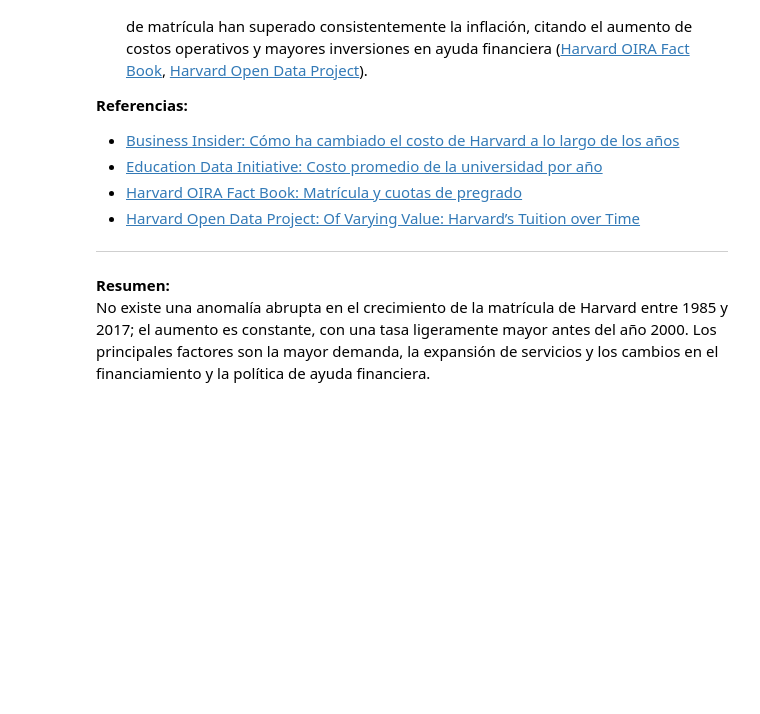
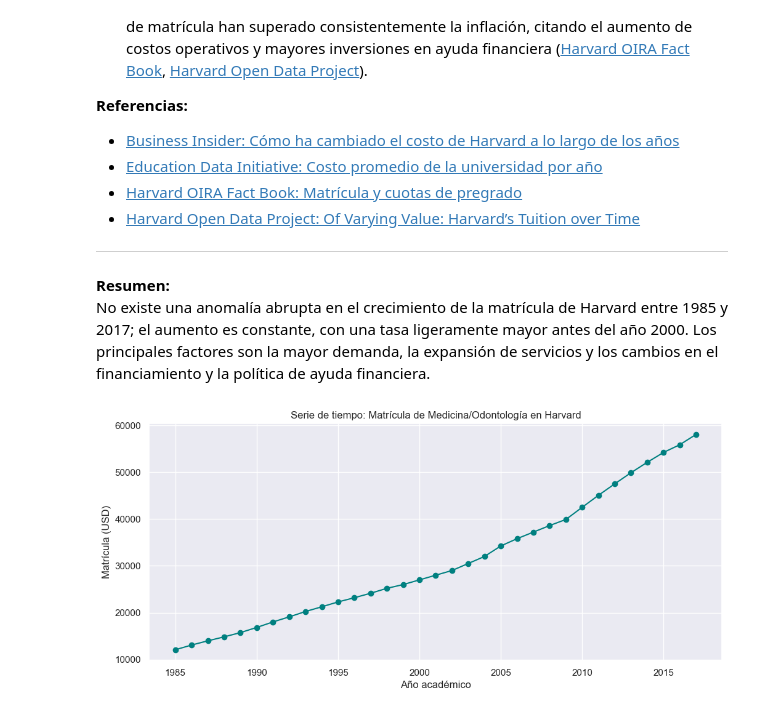
Before and after one commit to Daniel-Prada27/Proyecto_Estadistica, a Jupyter notebook: Proyecto.ipynb, the cells around one changed output. Saved outputs shown, nothing was run; the diff lists cells and outputs as text; code cells hidden in the pictures; blank space fills up the shorter version.

Commit message:
Otra serie de tiempo
Serie de tiempo de medicina y de odontología con explicación

```diff
--- a/Proyecto.ipynb
+++ b/Proyecto.ipynb
@@ -587,3 +556,20 @@ La gráfica del costo promedio de matrícula en Harvard desde 1985 hasta 2017 mu
 
 **Resumen:**
 No existe una anomalía abrupta en el crecimiento de la matrícula de Harvard entre 1985 y 2017; el aumento es constante, con una tasa ligeramente mayor antes del año 2000. Los principales factores son la mayor demanda, la expansión de servicios y los cambios en el financiamiento y la política de ayuda financiera.
+# %%
+# Filtrar solo la carrera de Data Science
+df_data_science = df_aux[df_aux['school'].str.contains('Medical/Dental', case=False, na=False)]
+
+# Agrupar por año académico y calcular la matrícula promedio (o total, según tu interés)
+serie_tiempo = df_data_science.groupby('academic.year')['cost'].mean().reset_index()
+
+# Graficar la serie de tiempo
+plt.figure(figsize=(12, 5))
+plt.plot(serie_tiempo['academic.year'], serie_tiempo['cost'], marker='o', color='teal')
+plt.title('Serie de tiempo: Matrícula de Medicina/Odontología en Harvard')
+plt.xlabel('Año académico')
+plt.ylabel('Matrícula (USD)')
+plt.grid(True)
+plt.show()
+# %% [output]
+[figure, added]
```
Also changed, not shown: parts of 8 cells of this notebook.
